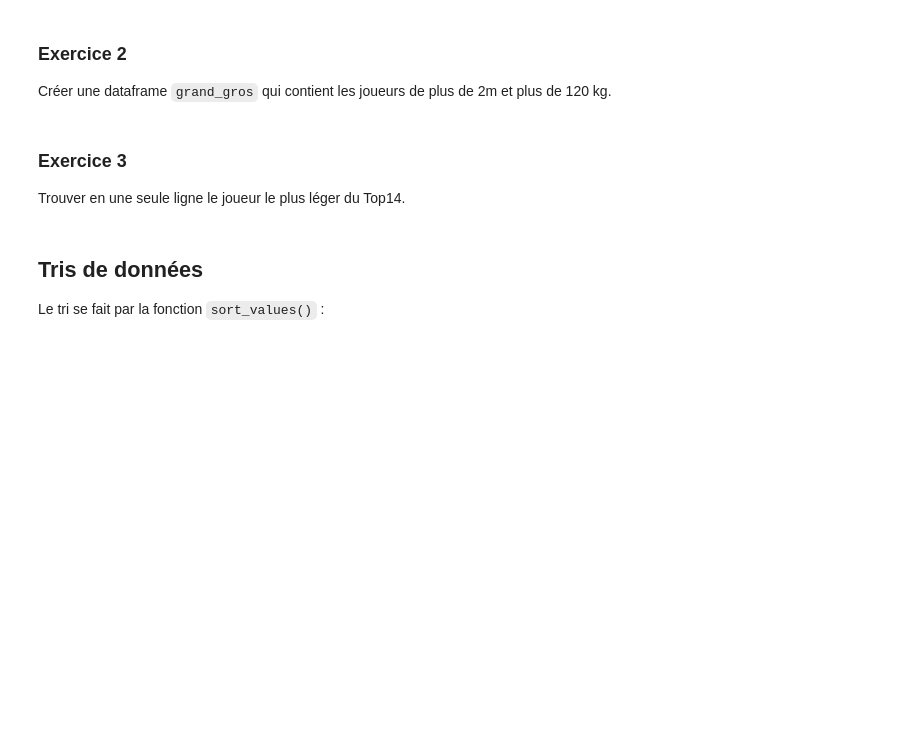
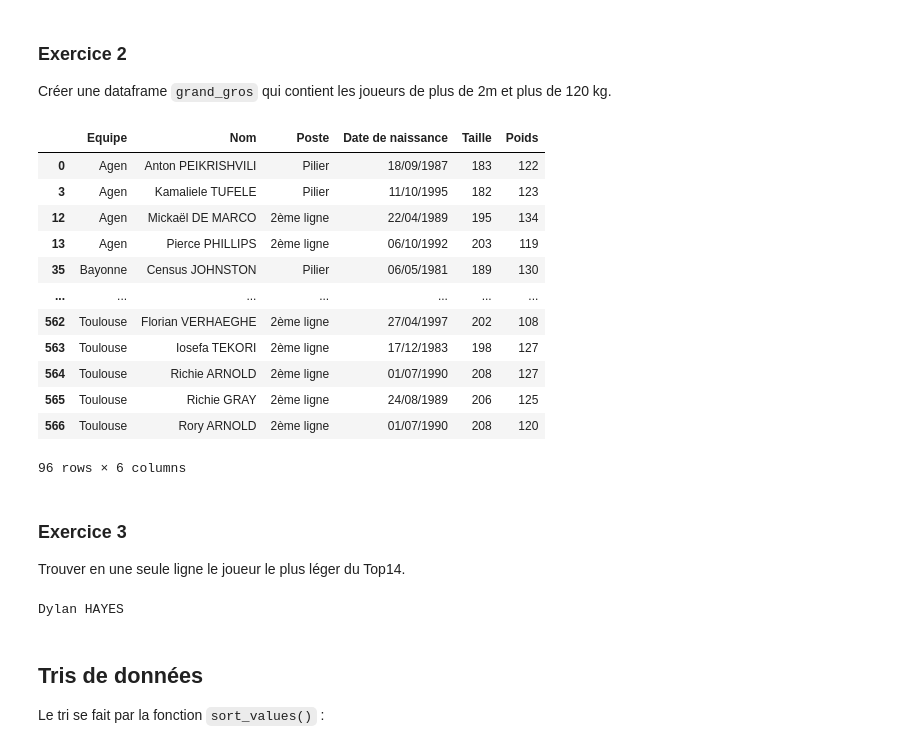
Before and after one commit to glassus/nsi, a Jupyter notebook: Premiere/Theme06_Traitement_de_donnees/03_Pandas_eleves.ipynb, the cells around one changed output. Cells and saved outputs as stored; diff of their text form; code cells hidden in the pictures; blank space fills up the shorter version.

```diff
--- a/Premiere/Theme06_Traitement_de_donnees/03_Pandas_eleves.ipynb
+++ b/Premiere/Theme06_Traitement_de_donnees/03_Pandas_eleves.ipynb
@@ -102,10 +259,32 @@ Créer une dataframe `gros` qui contient les joueurs de plus de 135 kg.
 ### Exercice  2
 
 Créer une dataframe `grand_gros` qui contient les joueurs de plus de 2m et plus de 120 kg.
+# %%
+grand_gros = df[(df['Poids'] > 120) & (df['Taille'] > 200)]
+grand_gros
+# %% [output]
+|  | Equipe | Nom | Poste | Date de naissance | Taille | Poids |
+| 0 | Agen | Anton PEIKRISHVILI | Pilier | 18/09/1987 | 183 | 122 |
+| 3 | Agen | Kamaliele TUFELE | Pilier | 11/10/1995 | 182 | 123 |
+| 12 | Agen | Mickaël DE MARCO | 2ème ligne | 22/04/1989 | 195 | 134 |
+| 13 | Agen | Pierce PHILLIPS | 2ème ligne | 06/10/1992 | 203 | 119 |
+| 35 | Bayonne | Census JOHNSTON | Pilier | 06/05/1981 | 189 | 130 |
+| ... | ... | ... | ... | ... | ... | ... |
+| 562 | Toulouse | Florian VERHAEGHE | 2ème ligne | 27/04/1997 | 202 | 108 |
+| 563 | Toulouse | Iosefa TEKORI | 2ème ligne | 17/12/1983 | 198 | 127 |
+| 564 | Toulouse | Richie ARNOLD | 2ème ligne | 01/07/1990 | 208 | 127 |
+| 565 | Toulouse | Richie GRAY | 2ème ligne | 24/08/1989 | 206 | 125 |
+| 566 | Toulouse | Rory ARNOLD | 2ème ligne | 01/07/1990 | 208 | 120 |
+96 rows × 6 columns
 # %% [markdown]
 ### Exercice  3
 
 Trouver en une seule ligne le joueur le plus léger du Top14.
+# %%
+df['Nom'][df['Poids'] == min(df['Poids'])]
+print(df['Nom'][df['Poids'].idxmin])
+# %% [output]
+Dylan HAYES
 # %% [markdown]
 ## Tris de données
 Le tri se fait par la fonction `sort_values()` :
```
Also changed, not shown: parts of 26 cells of this notebook.
